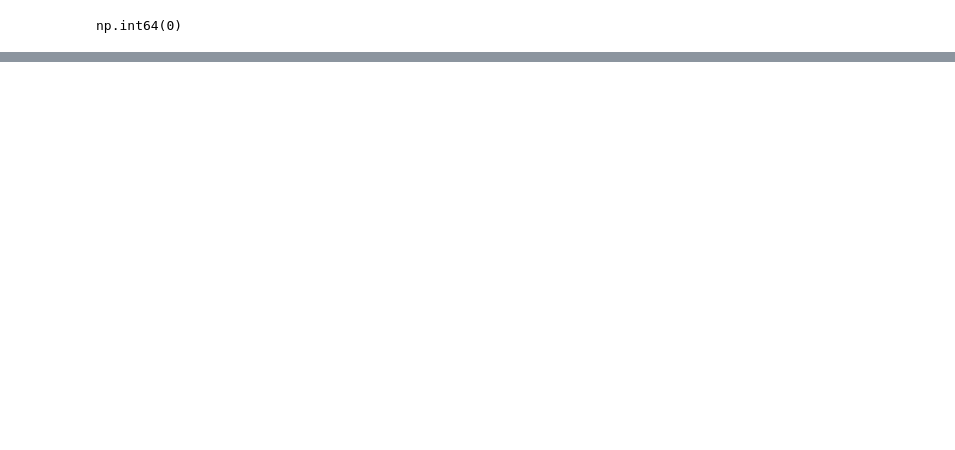
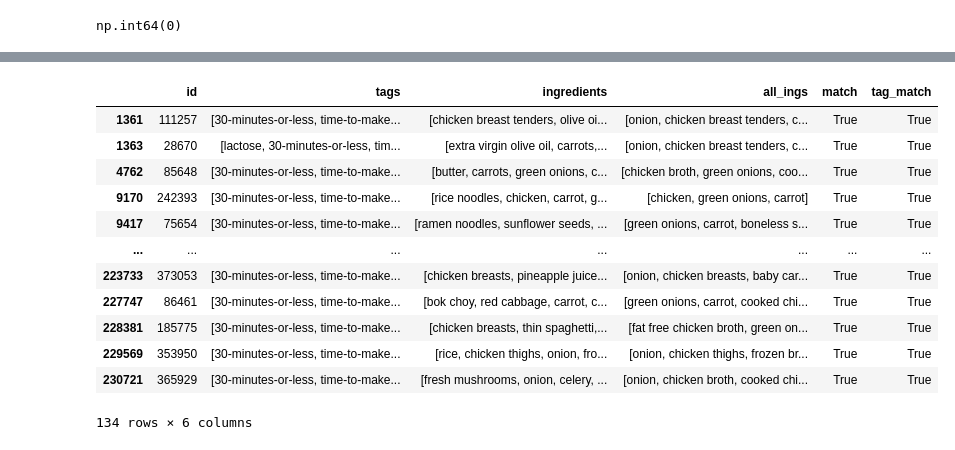
Before and after one commit to danielburdeno/Recipe_Recommendation_ST, a Jupyter notebook: data_cleaning.ipynb, the cells around one changed output, grey strips where cells are left out. Saved outputs shown, nothing was run; the diff lists cells and outputs as text; code cells hidden in the pictures; blank space fills up the shorter version.

```diff
--- a/data_cleaning.ipynb
+++ b/data_cleaning.ipynb
@@ -420,0 +444,3 @@ recipes_new.to_parquet('data/recipes.parquet')
+# %%
+recipes_new['all_ings'] = recipes_new['ingredients'].apply(search_ing, ing_selected=ing_selected)
+recipes_new.head()
@@ -420,0 +470,22 @@ recipes_new.to_parquet('data/recipes.parquet')
+# %%
+def check_ingredients_df(row):
+    ingredients = ing_selected
+    all_ings = row
+
+    # If all_ings is empty, return False
+    if not all_ings:
+        return False
+
+    # Join all ingredients into a single lowercase string
+    ingredients_str = ' '.join(str(ing).lower() for ing in all_ings)
+
+    # Check each item in all_ings
+    for item in ingredients:
+        item = item.strip('s')
+        if item not in ingredients_str:
+            return False
+
+    # If we've made it through all items without returning False, return True
+    return True
+# %%
+recipes_new['match'] = recipes_new['all_ings'].apply(check_ingredients_df)
@@ -420,0 +508,18 @@ recipes_new.to_parquet('data/recipes.parquet')
+# %%
+recipes_test = recipes_new[recipes_new['match'] == True]
+# %%
+recipes_test
+# %% [output]
+|  | id | tags | ingredients | all_ings | match | tag_match |
+| 1361 | 111257 | [30-minutes-or-less, time-to-make... | [chicken breast tenders, olive oi... | [onion, chicken breast tenders, c... | True | True |
+| 1363 | 28670 | [lactose, 30-minutes-or-less, tim... | [extra virgin olive oil, carrots,... | [onion, chicken breast tenders, c... | True | True |
+| 4762 | 85648 | [30-minutes-or-less, time-to-make... | [butter, carrots, green onions, c... | [chicken broth, green onions, coo... | True | True |
+| 9170 | 242393 | [30-minutes-or-less, time-to-make... | [rice noodles, chicken, carrot, g... | [chicken, green onions, carrot] | True | True |
+| 9417 | 75654 | [30-minutes-or-less, time-to-make... | [ramen noodles, sunflower seeds, ... | [green onions, carrot, boneless s... | True | True |
+| ... | ... | ... | ... | ... | ... | ... |
+| 223733 | 373053 | [30-minutes-or-less, time-to-make... | [chicken breasts, pineapple juice... | [onion, chicken breasts, baby car... | True | True |
+| 227747 | 86461 | [30-minutes-or-less, time-to-make... | [bok choy, red cabbage, carrot, c... | [green onions, carrot, cooked chi... | True | True |
+| 228381 | 185775 | [30-minutes-or-less, time-to-make... | [chicken breasts, thin spaghetti,... | [fat free chicken broth, green on... | True | True |
+| 229569 | 353950 | [30-minutes-or-less, time-to-make... | [rice, chicken thighs, onion, fro... | [onion, chicken thighs, frozen br... | True | True |
+| 230721 | 365929 | [30-minutes-or-less, time-to-make... | [fresh mushrooms, onion, celery, ... | [onion, chicken broth, cooked chi... | True | True |
+134 rows × 6 columns
```
Also changed, not shown: parts of 42 cells of this notebook, 4 other files.
